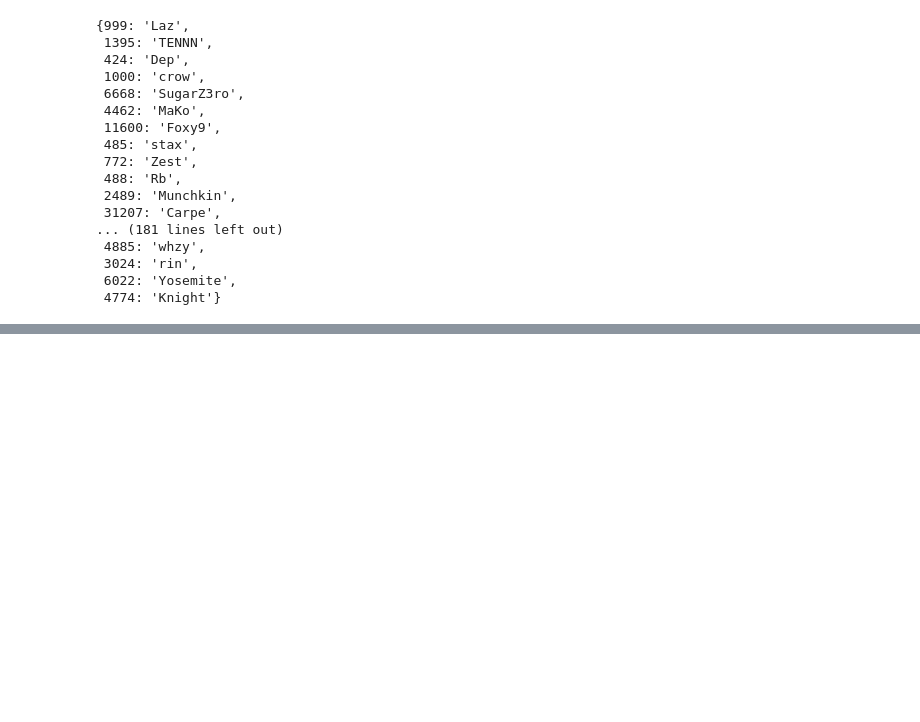
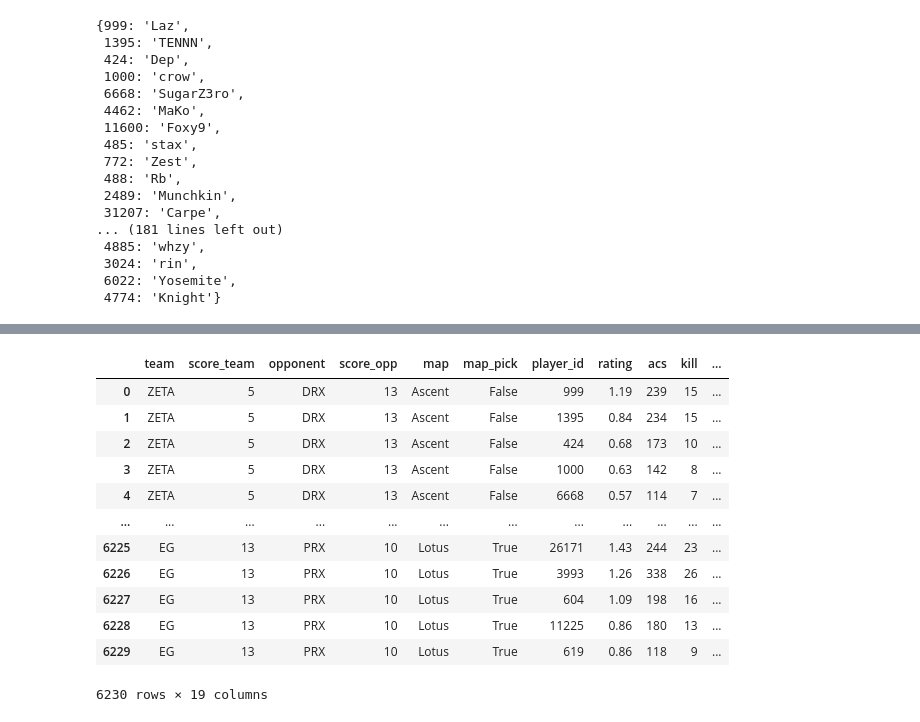
Before and after one commit to chriss-mo/VCT23, a Jupyter notebook: preprocessing.ipynb, the cells around one changed output, grey strips where cells are left out. Saved outputs shown, nothing was run; the diff lists cells and outputs as text; code cells hidden in the pictures; blank space fills up the shorter version.

```diff
--- a/preprocessing.ipynb
+++ b/preprocessing.ipynb
@@ -71 +94,19 @@ array(['sova', 'killjoy', 'jett', 'kayo', 'omen', 'viper', 'skye',
+# %%
+df_new = df_new.assign(agent_class = df_new['agent'].apply(lambda x: agent_class[x]))
+df_new = df_new.drop(columns=['agent','player'])
+df_new
+# %% [output]
+|  | team | score_team | opponent | score_opp | map | map_pick | player_id | rating | acs | kill | ... |
+| 0 | ZETA | 5 | DRX | 13 | Ascent | False | 999 | 1.19 | 239 | 15 | ... |
+| 1 | ZETA | 5 | DRX | 13 | Ascent | False | 1395 | 0.84 | 234 | 15 | ... |
+| 2 | ZETA | 5 | DRX | 13 | Ascent | False | 424 | 0.68 | 173 | 10 | ... |
+| 3 | ZETA | 5 | DRX | 13 | Ascent | False | 1000 | 0.63 | 142 | 8 | ... |
+| 4 | ZETA | 5 | DRX | 13 | Ascent | False | 6668 | 0.57 | 114 | 7 | ... |
+| ... | ... | ... | ... | ... | ... | ... | ... | ... | ... | ... | ... |
+| 6225 | EG | 13 | PRX | 10 | Lotus | True | 26171 | 1.43 | 244 | 23 | ... |
+| 6226 | EG | 13 | PRX | 10 | Lotus | True | 3993 | 1.26 | 338 | 26 | ... |
+| 6227 | EG | 13 | PRX | 10 | Lotus | True | 604 | 1.09 | 198 | 16 | ... |
+| 6228 | EG | 13 | PRX | 10 | Lotus | True | 11225 | 0.86 | 180 | 13 | ... |
+| 6229 | EG | 13 | PRX | 10 | Lotus | True | 619 | 0.86 | 118 | 9 | ... |
+6230 rows × 19 columns
 # %%
```
Also changed, not shown: parts of 4 cells of this notebook.
